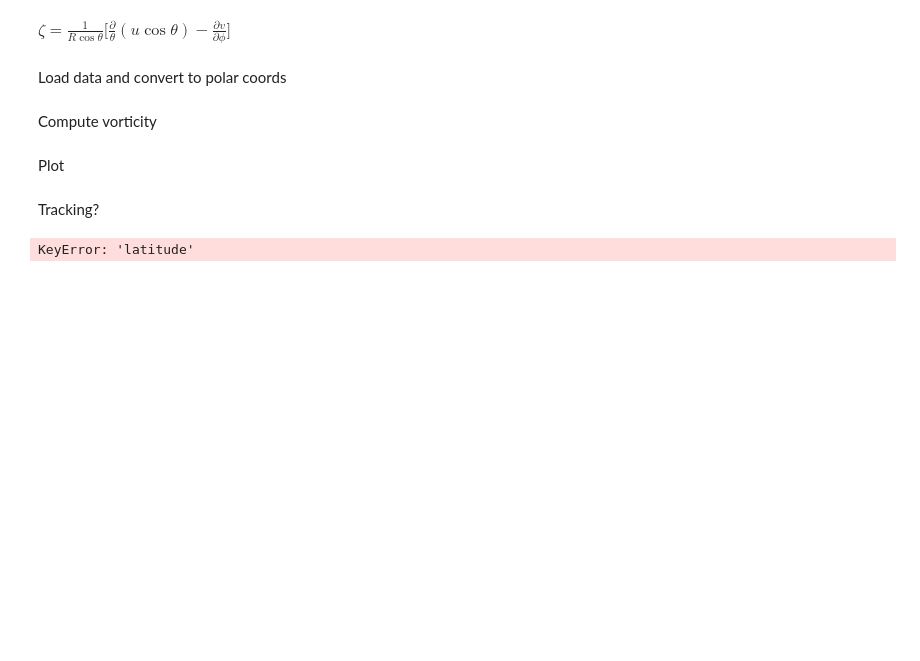
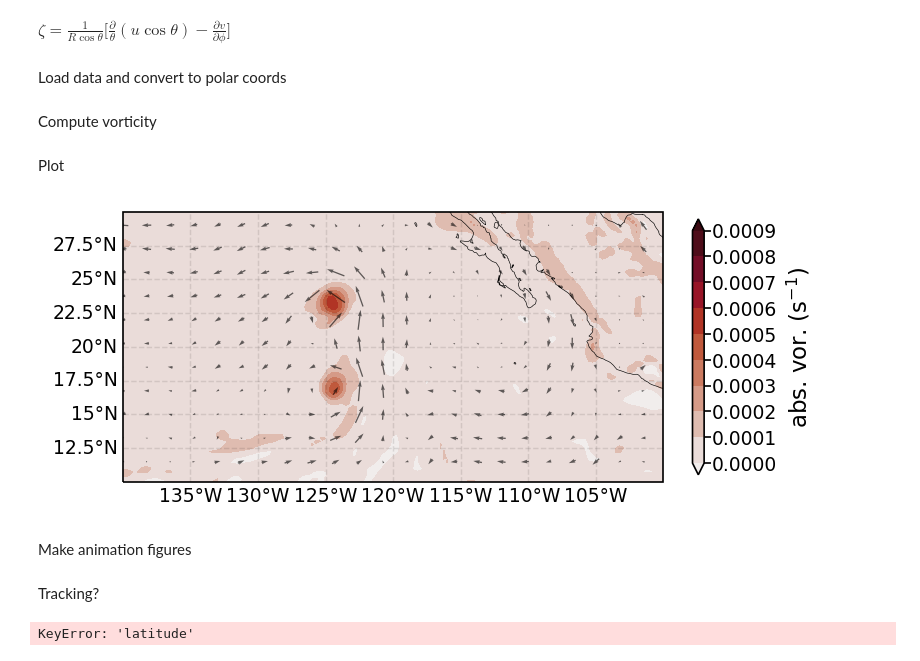
Before and after one commit to ktcarr/12.843, a Jupyter notebook: hurricane-lab/lab1.ipynb, the cells around one changed output. Cells and saved outputs as stored; diff of their text form; code cells hidden in the pictures; blank space fills up the shorter version.

Commit message:
modified plot func

```diff
--- a/hurricane-lab/lab1.ipynb
+++ b/hurricane-lab/lab1.ipynb
@@ -84,8 +84,7 @@ eta                 = zeta + f
 # %% [markdown]
 Plot
 # %%
-t=40
-for t in range(len(u.time)):
+def plot_frame(ti):
     figsize=(5,4)
     fig = plt.figure(figsize=figsize)
     ax = fig.add_subplot(projection=ccrs.PlateCarree(central_longitude=180))
@@ -98,17 +97,22 @@ for t in range(len(u.time)):
     gl.xlabel_style = {'size': mpl.rcParams['xtick.labelsize']}
     gl.ylabel_style = {'size': mpl.rcParams['ytick.labelsize']}
 
-    cp1 = ax.contourf(lon,lat, eta.isel(time=t, level=1),
+    cp1 = ax.contourf(lon,lat, eta.isel(time=ti, level=1),
                       extend='both',  cmap='cmo.amp', levels=np.arange(0,10e-4,10e-5),transform=ccrs.PlateCarree())
     cb = fig.colorbar(cp1, fraction=.02)
+    cb.set_label("abs. vor. (s$^{-1}$)")
 
     #### Quiver plot
     n=7
     x,y = np.meshgrid(lon[::n].values, lat[::n].values)
-    qv = ax.quiver(x,y, u.isel(time=t, level=1).values[::n,::n],
-                   v.isel(time=t, level=1).values[::n,::n],
+    qv = ax.quiver(x,y, u.isel(time=ti, level=1).values[::n,::n],
+                   v.isel(time=ti, level=1).values[::n,::n],
                    scale=.5e3, color='black', alpha=.6, transform=ccrs.PlateCarree(), pivot='middle')
-    fig.savefig(join(figs_fp, f'zoomed_{t:03d}.png'))
-    plt.close(fig)
-#     plt.show()
-#     break
+    return fig, ax
+# %%
+fig,ax = plot_frame(41)
+plt.show()
+# %% [output]
+[figure, added]
+# %% [markdown]
+Make animation figures
```
Also changed, not shown: parts of 1 cell of this notebook.
